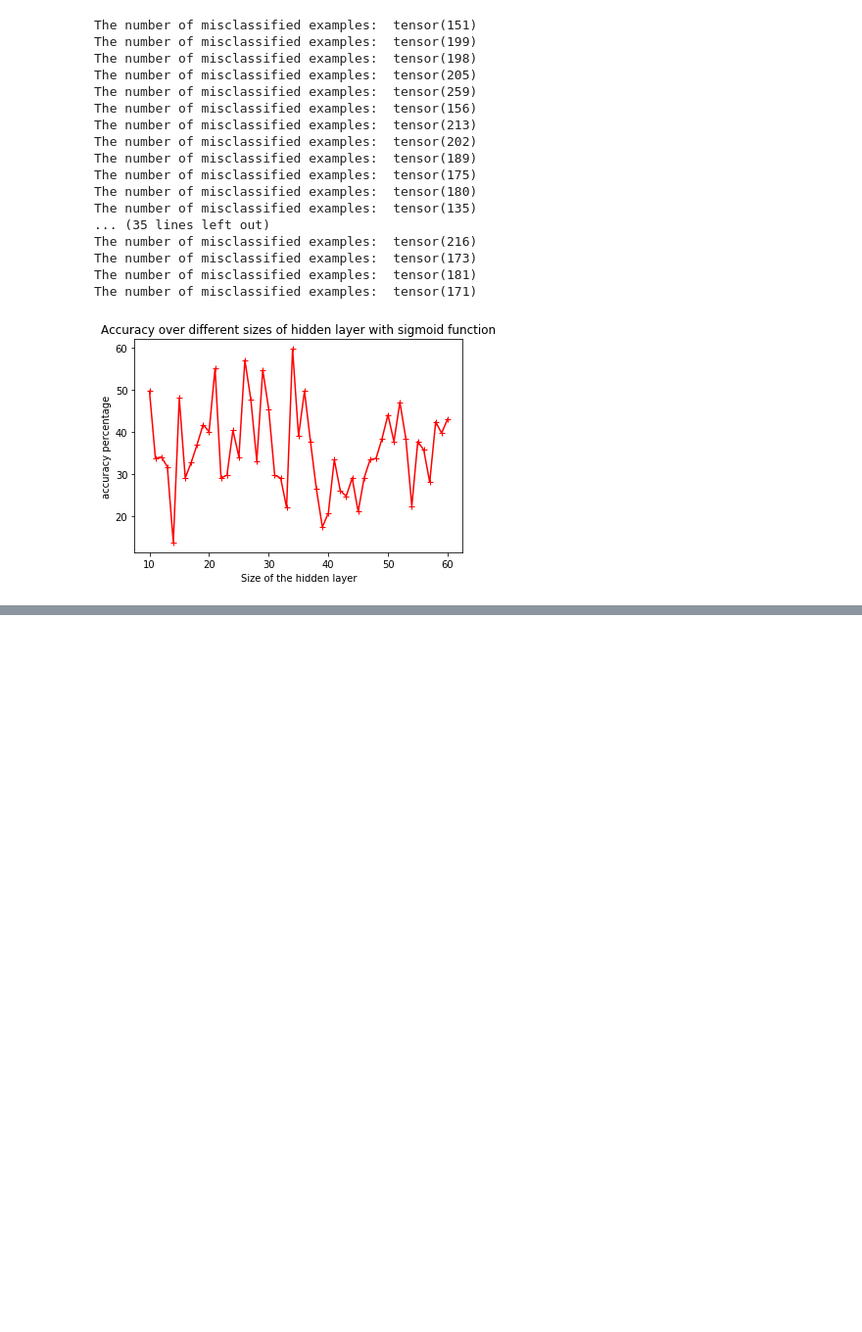
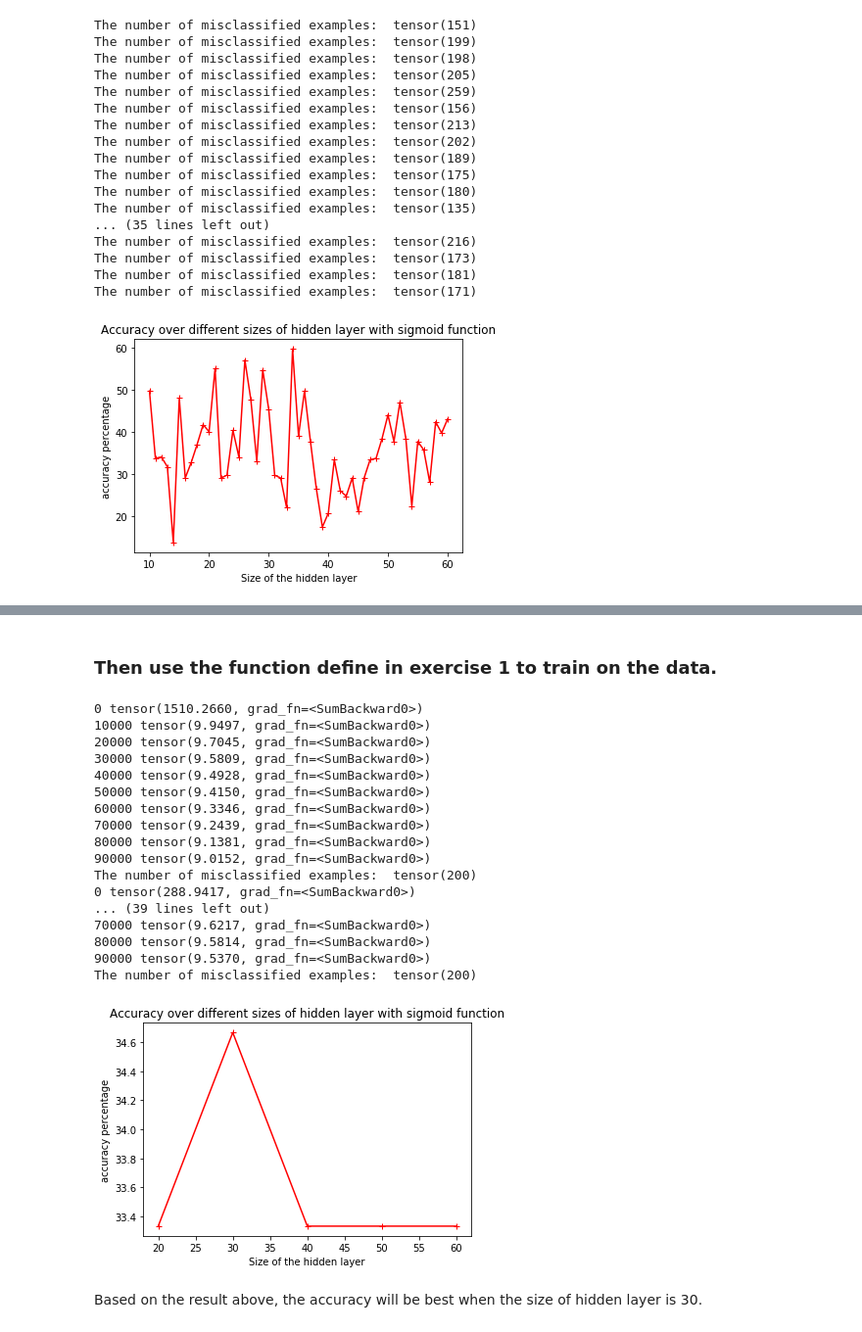
Before and after one commit to toto6321/CSI5900, a Jupyter notebook: Assignment2/Assignment#2.ipynb, the cells around one changed output, grey strips where cells are left out. Shown at 98% size. Saved outputs shown, nothing was run; the diff lists cells and outputs as text; code cells hidden in the pictures; blank space fills up the shorter version.

Commit message:
FEATURE(a2): append exercise 2 to the notebook; run the NN Example notebook

```diff
--- a/Assignment2/Assignment#2_Tianhuan_Tu.ipynb
+++ b/Assignment2/Assignment#2.ipynb
@@ -117,7 +129,13 @@ def gradient_descent_with_relu(x1, y1, learning_rate=0.0001, n_units=50, n_itera
     accuracy = torch.sum(err).numpy() / (N * K)
     return loss_values, accuracy
 # %%
-def gradient_descent_with_sigmoid_function(x1, y1, learning_rate=0.0001, n_units=50, n_iterations=100_000):
+def gradient_descent_with_sigmoid_function(
+    x1,
+    y1,
+    learning_rate=0.0001,
+    n_units=50,
+    n_iterations=100_000
+):
     """
     gradient descent for the neural network model with sigmoid function
     :param x1: the input vector
@@ -166,7 +184,12 @@ def gradient_descent_with_sigmoid_function(x1, y1, learning_rate=0.0001, n_units
         b1.grad.data.zero_()
 
     # evaluate training set accuracy
-    desired_class = torch.cat((torch.zeros(100), torch.ones(100), torch.add(torch.ones(100), 1)), 0)
+    desired_class = torch.cat(
+        (
+            torch.zeros(100),
+            torch.ones(100),
+            torch.add(torch.ones(100), 1)
+        ), 0)
     hout = x1.mm(w1) + b1
     h_relu = hout.clamp(min=0)
     output = h_relu.mm(w2) + b2
@@ -255,11 +288,18 @@ The plot is in the .ipynb file. We could conclude from the chart that...
 # %% [markdown]
 ### exercise 1-2
 # %%
-def accuracy_over_different_sizes_of_hidden_layer(gd_function=0, n_units=[20, 30, 40, 50]):
+def accuracy_over_different_sizes_of_hidden_layer(
+    gd_function=0,
+    n_units=[20, 30, 40, 50]
+):
     """
     exercise1-3-2
-    :param n_units: list of sizes of the hidden layers to be tested. [20, 30, 40, 50] by default.
-    :param gd_function: {0: gradient descent with ReLU, else: gradient descent with sigmoid function}
+    :param n_units: list of sizes of the hidden layers to be tested.
+                    [20, 30, 40, 50] by default.
+    :param gd_function: {
+                0: gradient descent with ReLU,
+                else: gradient descent with sigmoid function
+                }
     :return:
     """
     if gd_function == 0:
@@ -267,7 +307,8 @@ def accuracy_over_different_sizes_of_hidden_layer(gd_function=0, n_units=[20, 30
         title = 'Accuracy over different sizes of hidden layer with ReLU'
     else:
         gradient_descent = gradient_descent_with_sigmoid_function
-        title = 'Accuracy over different sizes of hidden layer with sigmoid function'
+        title = 'Accuracy over different sizes of hidden layer\
+                 with sigmoid function'
 
     accuracy_array = np.empty(len(n_units))
     x1, y1 = pre_train()
@@ -407,0 +510,2 @@ Basically, we could conclude that it has the best accuracy when the size of the
+# %% [markdown]
+### Then use the function define in exercise 1 to train on the data.
@@ -407,0 +728,35 @@ Basically, we could conclude that it has the best accuracy when the size of the
+# %%
+#####################################################################
+# 2. train on the data
+dtype = torch.FloatTensor
+x1 = Variable(torch.from_numpy(x).type(dtype), requires_grad=False)
+el1 = torch.cat((torch.ones(SIZE), torch.zeros(SIZE)), 0)
+el2 = torch.cat((torch.zeros(SIZE), torch.ones(SIZE)), 0)
+y1 = Variable(torch.stack((el1, el2), 1), requires_grad=False)
+
+n_unit = [20, 30, 40, 50, 60]
+accuracy_over_different_sizes_of_hidden_layer(
+    x1, y1, N=150, D=2, K=2,
+    n_units=n_unit, gd_function=1
+)
+# %% [output]
+0 tensor(1510.2660, grad_fn=<SumBackward0>)
+10000 tensor(9.9497, grad_fn=<SumBackward0>)
+20000 tensor(9.7045, grad_fn=<SumBackward0>)
+30000 tensor(9.5809, grad_fn=<SumBackward0>)
+40000 tensor(9.4928, grad_fn=<SumBackward0>)
+50000 tensor(9.4150, grad_fn=<SumBackward0>)
+60000 tensor(9.3346, grad_fn=<SumBackward0>)
+70000 tensor(9.2439, grad_fn=<SumBackward0>)
+80000 tensor(9.1381, grad_fn=<SumBackward0>)
+90000 tensor(9.0152, grad_fn=<SumBackward0>)
+The number of misclassified examples:  tensor(200)
+0 tensor(288.9417, grad_fn=<SumBackward0>)
+... (39 lines left out)
+70000 tensor(9.6217, grad_fn=<SumBackward0>)
+80000 tensor(9.5814, grad_fn=<SumBackward0>)
+90000 tensor(9.5370, grad_fn=<SumBackward0>)
+The number of misclassified examples:  tensor(200)
+[figure, added]
+# %% [markdown]
+Based on the result above, the accuracy will be best when the size of hidden layer is 30.
```
Also changed, not shown: parts of 12 cells of this notebook, 1 other file.
